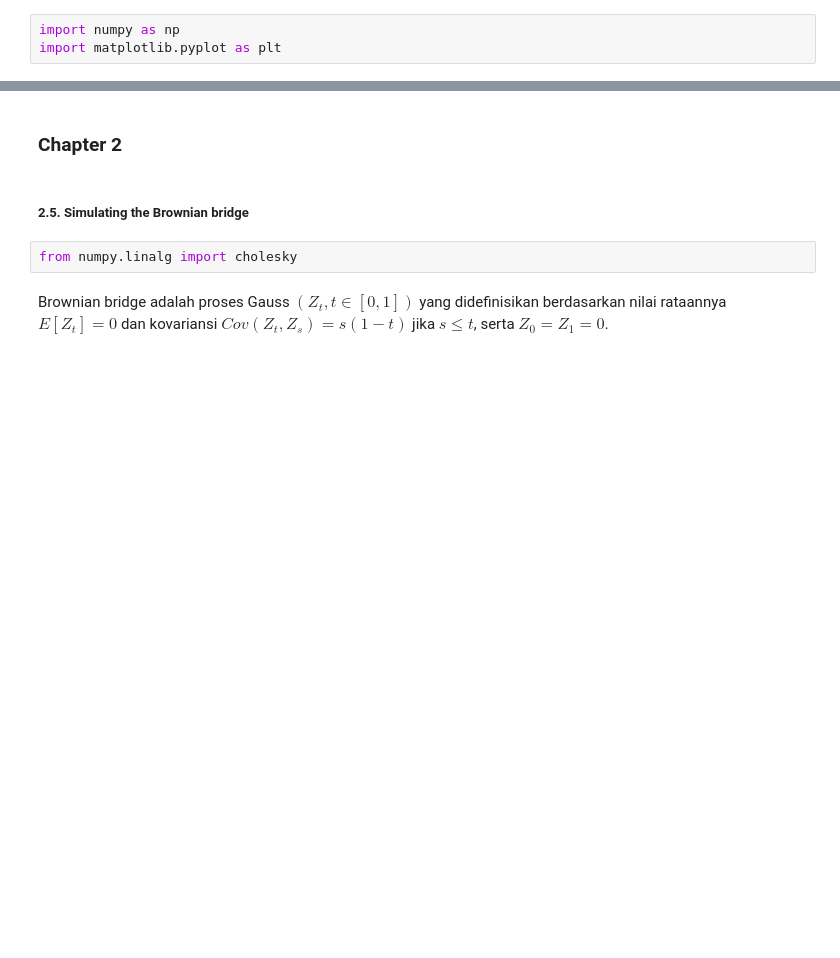
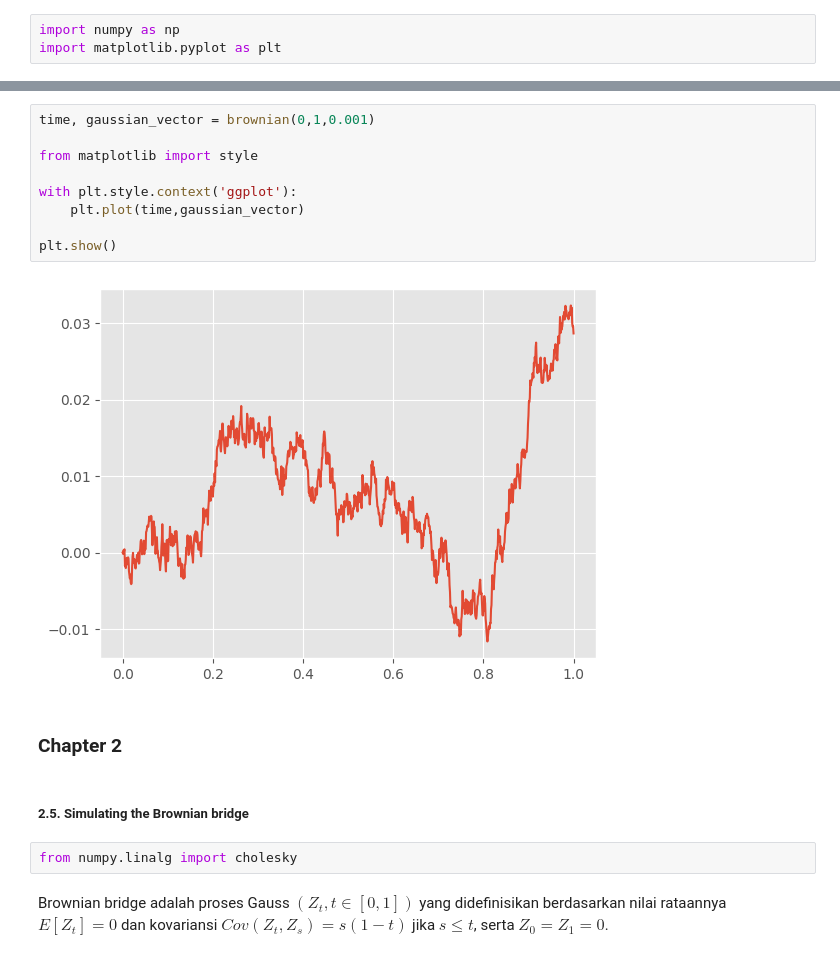
Before and after one commit to tnivram/stochastic-calculus, a Jupyter notebook: stochastic_simulation.ipynb, the cells around one changed output, grey strips where cells are left out. Cells and saved outputs as stored; diff of their text form; blank space fills up the shorter version.

```diff
--- a/stochastic_simulation.ipynb
+++ b/stochastic_simulation.ipynb
@@ -4,3 +23,14 @@ import matplotlib.pyplot as plt
+# %%
+time, gaussian_vector = brownian(0,1,0.001)
+
+from matplotlib import style
+
+with plt.style.context('ggplot'):
+    plt.plot(time,gaussian_vector)
+
+plt.show()
+# %% [output]
+[figure, added]
 # %% [markdown]
 ### **Chapter 2**
 # %% [markdown]
```
Also changed, not shown: parts of 7 cells of this notebook.
